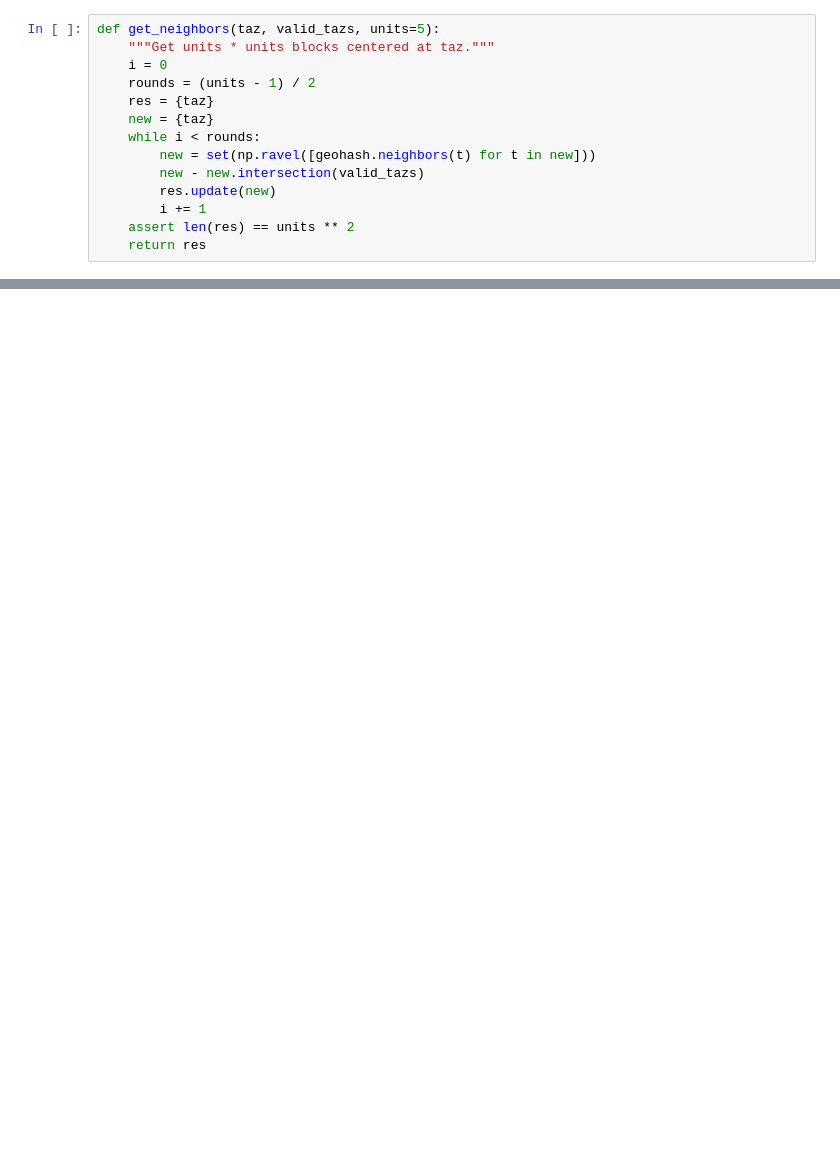
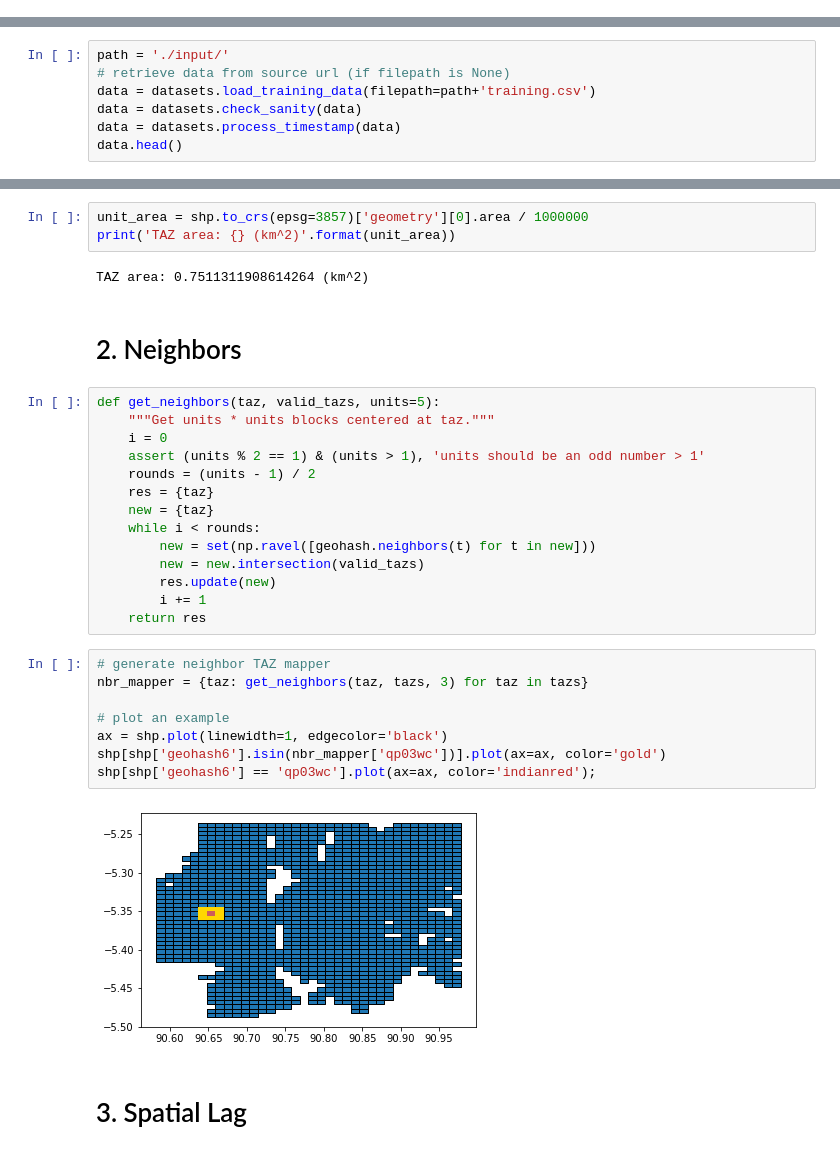
Before and after one commit to ywnch/ride-demand-forecast, a Jupyter notebook: explore_spatial_lag.ipynb, the cells around one changed output, grey strips where cells are left out. Drawn from its saved outputs; the diff is of its cells as text; blank space fills up the shorter version.

```diff
--- a/explore_spatial_lag.ipynb
+++ b/explore_spatial_lag.ipynb
@@ -76,14 +0,0 @@ assert len(shp) == len(pivoted) == len(output)
-# %%
-def get_neighbors(taz, valid_tazs, units=5):
-    """Get units * units blocks centered at taz."""
-    i = 0
-    rounds = (units - 1) / 2
-    res = {taz}
-    new = {taz}
-    while i < rounds:
-        new = set(np.ravel([geohash.neighbors(t) for t in new]))
-        new - new.intersection(valid_tazs)
-        res.update(new)
-        i += 1
-    assert len(res) == units ** 2
-    return res
@@ -153,0 +24,7 @@ corrtab
+# %%
+path = './input/'
+# retrieve data from source url (if filepath is None)
+data = datasets.load_training_data(filepath=path+'training.csv')
+data = datasets.check_sanity(data)
+data = datasets.process_timestamp(data)
+data.head()
@@ -153,0 +73,33 @@ corrtab
+# %%
+unit_area = shp.to_crs(epsg=3857)['geometry'][0].area / 1000000
+print('TAZ area: {} (km^2)'.format(unit_area))
+# %% [output]
+TAZ area: 0.7511311908614264 (km^2)
+# %% [markdown]
+# 2. Neighbors
+# %%
+def get_neighbors(taz, valid_tazs, units=5):
+    """Get units * units blocks centered at taz."""
+    i = 0
+    assert (units % 2 == 1) & (units > 1), 'units should be an odd number > 1'
+    rounds = (units - 1) / 2
+    res = {taz}
+    new = {taz}
+    while i < rounds:
+        new = set(np.ravel([geohash.neighbors(t) for t in new]))
+        new = new.intersection(valid_tazs)
+        res.update(new)
+        i += 1
+    return res
+# %%
+# generate neighbor TAZ mapper
+nbr_mapper = {taz: get_neighbors(taz, tazs, 3) for taz in tazs}
+
+# plot an example
+ax = shp.plot(linewidth=1, edgecolor='black')
+shp[shp['geohash6'].isin(nbr_mapper['qp03wc'])].plot(ax=ax, color='gold')
+shp[shp['geohash6'] == 'qp03wc'].plot(ax=ax, color='indianred');
+# %% [output]
+[figure, added]
+# %% [markdown]
+# 3. Spatial Lag
```
Also changed, not shown: parts of 36 cells of this notebook, 10 other files.
